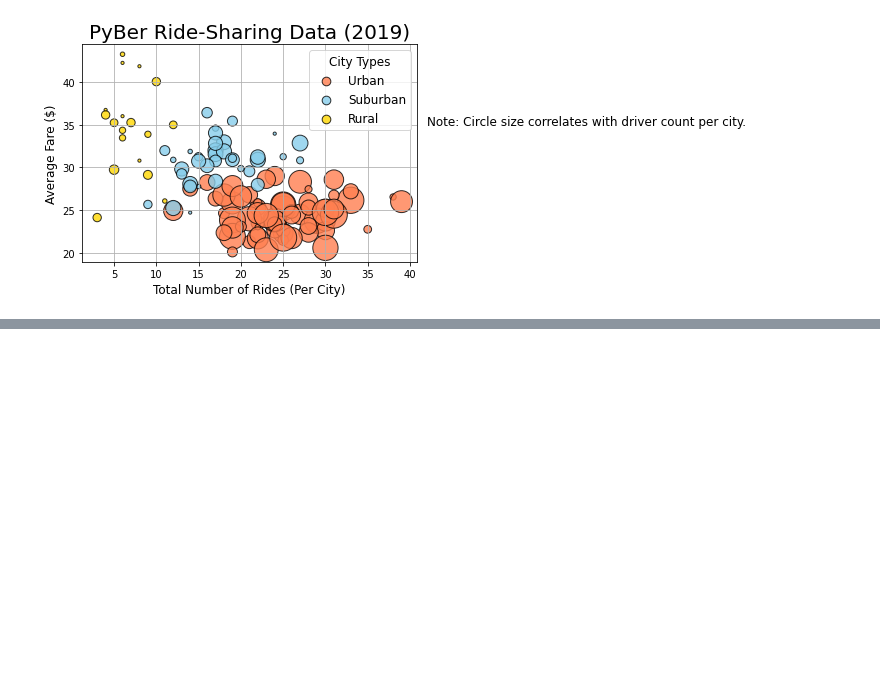
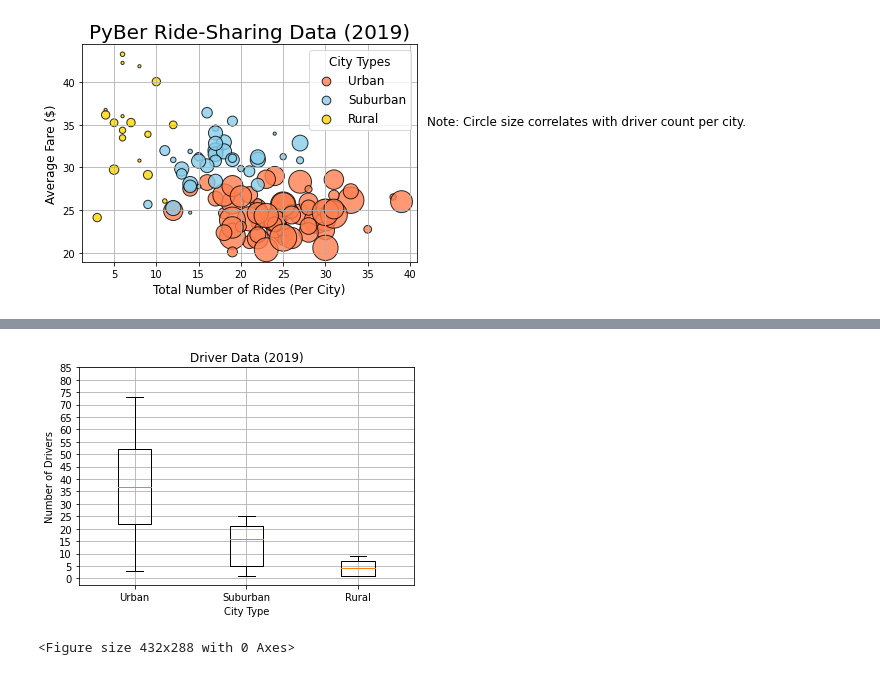
Before and after one commit to rptseng/PyBer_Analysis, a Jupyter notebook: PyBer.ipynb, the cells around one changed output, grey strips where cells are left out. Saved outputs shown, nothing was run; the diff lists cells and outputs as text; code cells hidden in the pictures; blank space fills up the shorter version.

```diff
--- a/PyBer.ipynb
+++ b/PyBer.ipynb
@@ -270,0 +464,4 @@ plt.show()
+# %%
+# Get the driver count data from the urban cities.
+urban_drivers = urban_cities_df['driver_count']
+urban_drivers.head()
@@ -270,0 +487,10 @@ plt.show()
+# %%
+suburban_drivers = suburban_cities_df["driver_count"]
+
+mean_suburban_drivers = np.mean(suburban_drivers)
+median_suburban_drivers = np.median(suburban_drivers)
+mode_suburban_drivers = sts.mode(suburban_drivers)
+
+print(mean_suburban_drivers)
+print(median_suburban_drivers)
+print(mode_suburban_drivers)
@@ -270,0 +501,10 @@ plt.show()
+# %%
+rural_drivers = rural_cities_df["driver_count"]
+
+mean_rural_drivers = np.mean(rural_drivers)
+median_rural_drivers = np.median(rural_drivers)
+mode_rural_drivers = sts.mode(rural_drivers)
+
+print(mean_rural_drivers)
+print(median_rural_drivers)
+print(mode_rural_drivers)
@@ -270,0 +566,19 @@ plt.show()
+# %%
+# Create a box and whisker plot for driver count data
+x_labels = ["Urban", "Suburban", "Rural"]
+driver_count_data = [urban_drivers, suburban_drivers, rural_drivers]
+fig, ax = plt.subplots()
+ax.boxplot(driver_count_data, labels=x_labels)
+# Add the title, y-axis label, and grid.
+ax.set_title("Driver Data (2019)")
+ax.set_ylabel("Number of Drivers")
+ax.set_xlabel("City Type")
+ax.set_yticks(np.arange(0, 90, step=5.0))
+ax.grid()
+plt.show()
+
+#Save the figure
+plt.savefig("analysis/Fig4.png")
+# %% [output]
+[figure, added]
+<Figure size 432x288 with 0 Axes>
```
Also changed, not shown: parts of 24 cells of this notebook, 3 other files.
